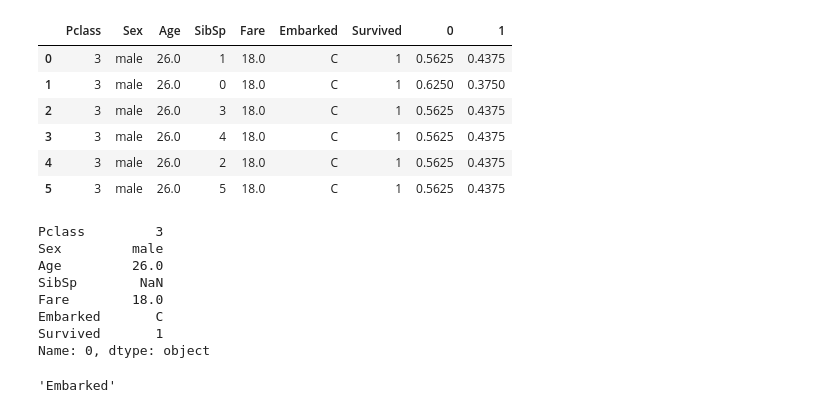
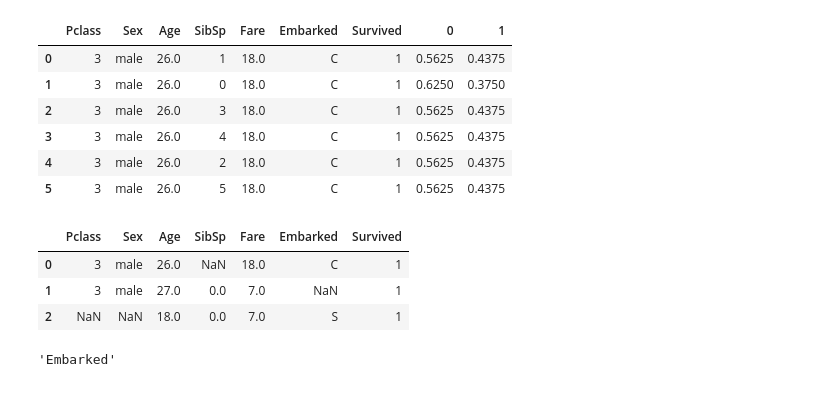
Before and after one commit to ysraell/random-forest-mc-utils, a Jupyter notebook: dev/dev-1.1.0.ipynb, the cells around one changed output. Saved outputs shown, nothing was run; the diff lists cells and outputs as text; code cells hidden in the pictures.

```diff
--- a/dev/dev-1.1.0.ipynb
+++ b/dev/dev-1.1.0.ipynb
@@ -235,16 +235,12 @@ df_tmp
 | 4 | 3 | male | 26.0 | 2 | 18.0 | C | 1 | 0.5625 | 0.4375 |
 | 5 | 3 | male | 26.0 | 5 | 18.0 | C | 1 | 0.5625 | 0.4375 |
 # %%
-row
+dataset_missing_values_A
 # %% [output]
-Pclass         3
-Sex         male
-Age         26.0
-SibSp        NaN
-Fare        18.0
-Embarked       C
-Survived       1
-Name: 0, dtype: object
+|  | Pclass | Sex | Age | SibSp | Fare | Embarked | Survived |
+| 0 | 3 | male | 26.0 | NaN | 18.0 | C | 1 |
+| 1 | 3 | male | 27.0 | 0.0 | 7.0 | NaN | 1 |
+| 2 | NaN | NaN | 18.0 | 0.0 | 7.0 | S | 1 |
 # %%
 col
 # %% [output]
```
